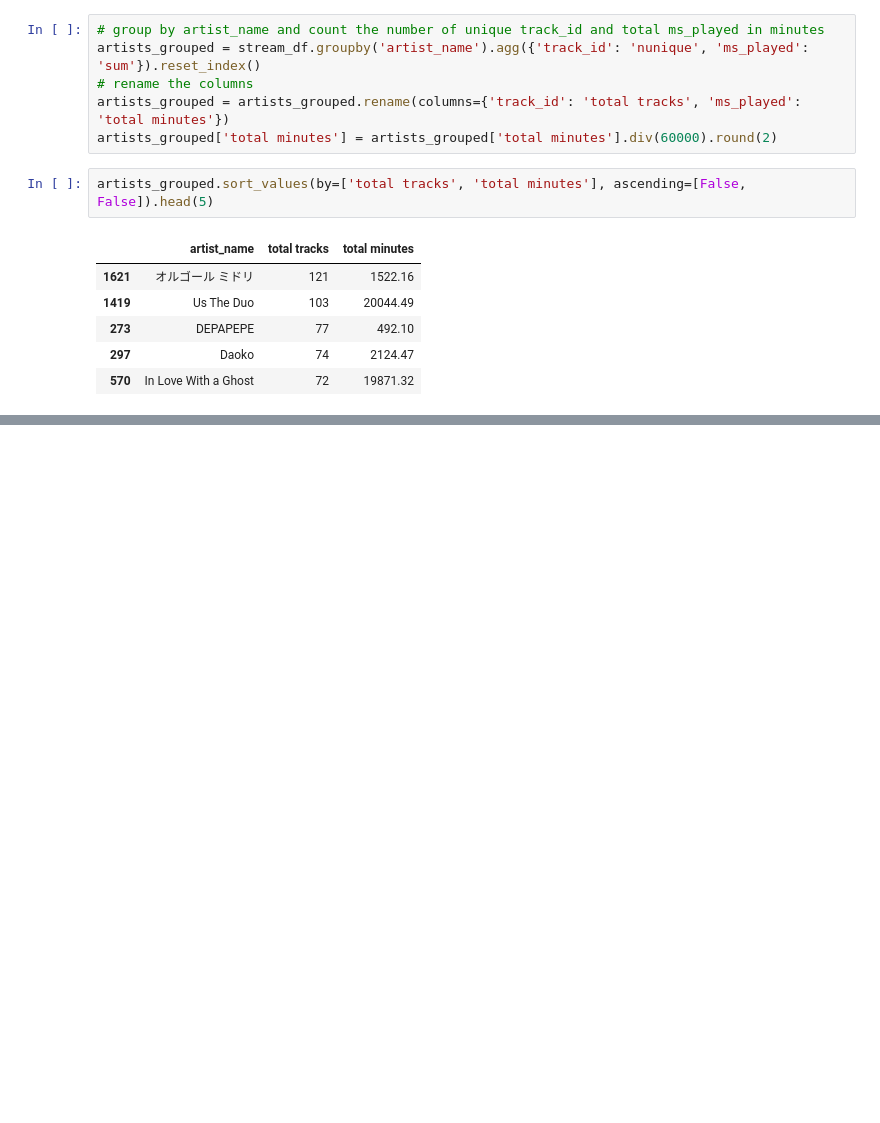
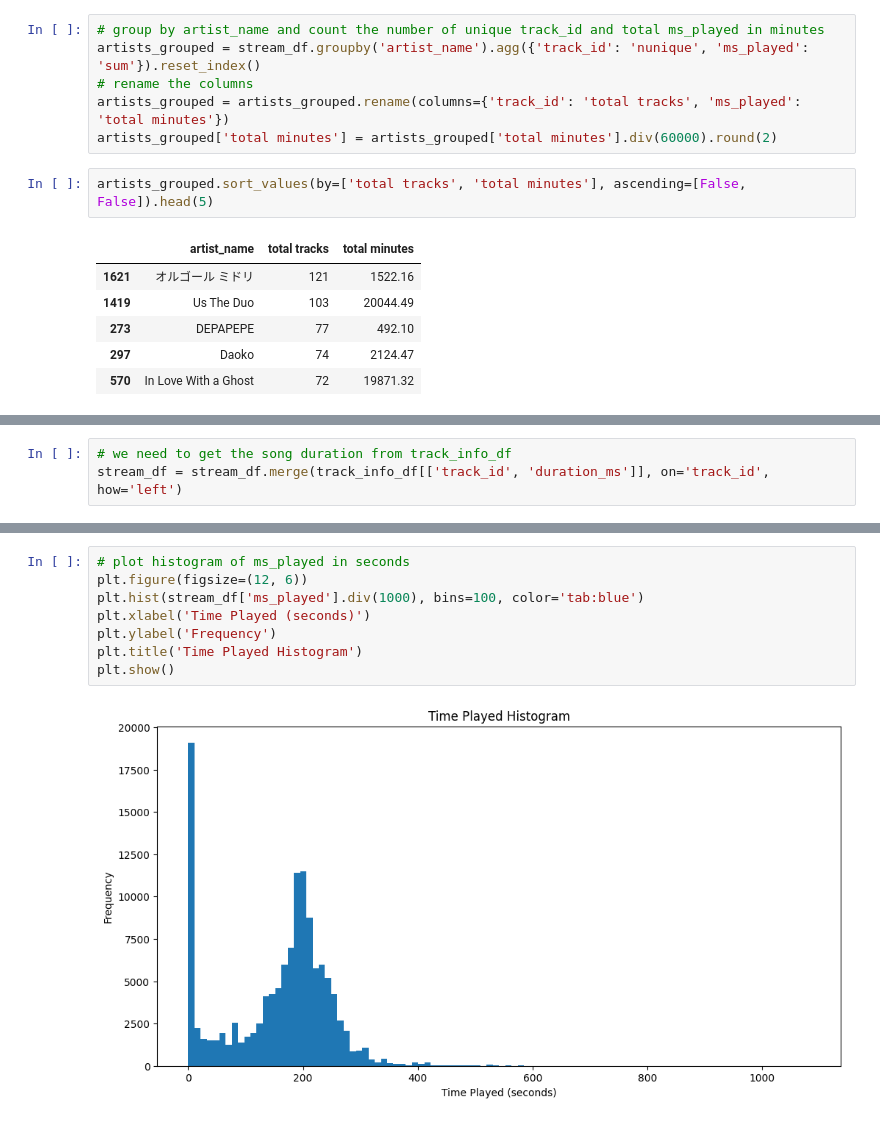
Before and after one commit to nazhifkojaz/Spotify-Analysis-Data-Collection-, a Jupyter notebook: spanalysis_dataanalysis.ipynb, the cells around one changed output, grey strips where cells are left out. Drawn from its saved outputs; the diff is of its cells as text; blank space fills up the shorter version.

Commit message:
Added analysis on streaming sessions (progress)

```diff
--- a/spanalysis_dataanalysis.ipynb
+++ b/spanalysis_dataanalysis.ipynb
@@ -275,0 +295,3 @@ artists_grouped.sort_values(by=['total tracks', 'total minutes'], ascending=[Fal
+# %%
+# we need to get the song duration from track_info_df
+stream_df = stream_df.merge(track_info_df[['track_id', 'duration_ms']], on='track_id', how='left')
@@ -275,0 +315,10 @@ artists_grouped.sort_values(by=['total tracks', 'total minutes'], ascending=[Fal
+# %%
+# plot histogram of ms_played in seconds
+plt.figure(figsize=(12, 6))
+plt.hist(stream_df['ms_played'].div(1000), bins=100, color='tab:blue')
+plt.xlabel('Time Played (seconds)')
+plt.ylabel('Frequency')
+plt.title('Time Played Histogram')
+plt.show()
+# %% [output]
+[figure, added]
```
Also changed, not shown: parts of 24 cells of this notebook.
